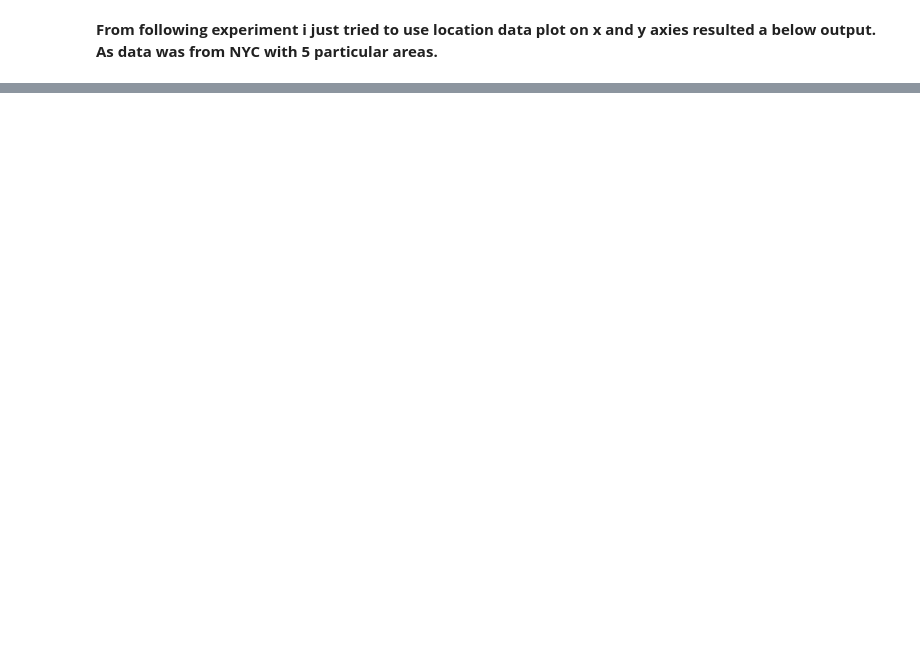
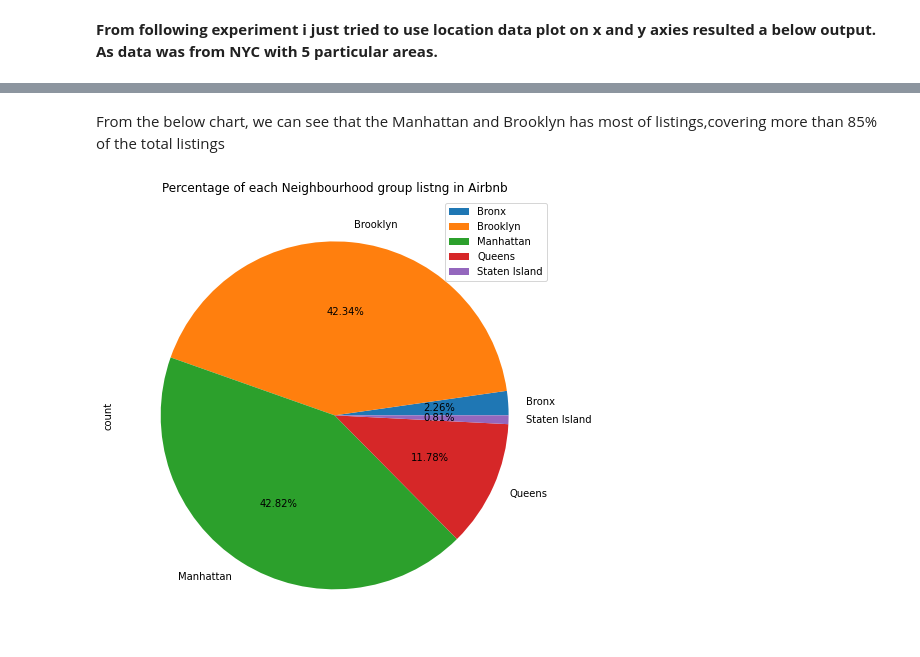
Before and after one commit to Manass20/Airbnb-Booking-Analisys, a Jupyter notebook: Airbnb_Bookings_Analysis_Capstone_Project_Manas_Ranjan_Behera.ipynb, the cells around one changed output, grey strips where cells are left out. Cells and saved outputs as stored; diff of their text form; code cells hidden in the pictures; blank space fills up the shorter version.

```diff
--- a/Airbnb_Bookings_Analysis_Capstone_Project_Manas_Ranjan_Behera.ipynb
+++ b/Airbnb_Bookings_Analysis_Capstone_Project_Manas_Ranjan_Behera.ipynb
@@ -300,0 +367,9 @@ testing
+# %% [markdown]
+From the below chart, we can see that the Manhattan and Brooklyn has most of listings,covering more than 85% of the total listings
+# %%
+#Pie chart representing count of each neighbourhood group
+neighbourhood_group_df = pd.DataFrame(Host_by_location)
+neighbourhood_group_df.rename(columns={"id":"count"},inplace=True)
+fig = neighbourhood_group_df.plot.pie(y='count',autopct='%.2f%%',title ='Percentage of each Neighbourhood group listng in Airbnb',figsize=(8,8))
+# %% [output]
+[figure, added]
```
Also changed, not shown: parts of 35 cells of this notebook.
